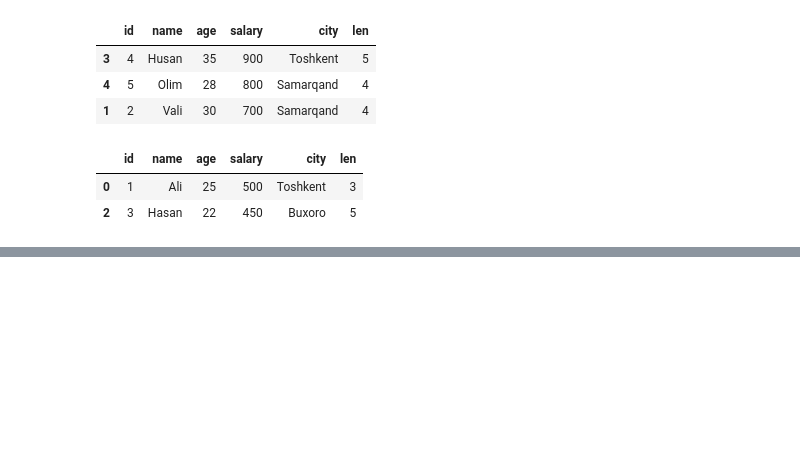
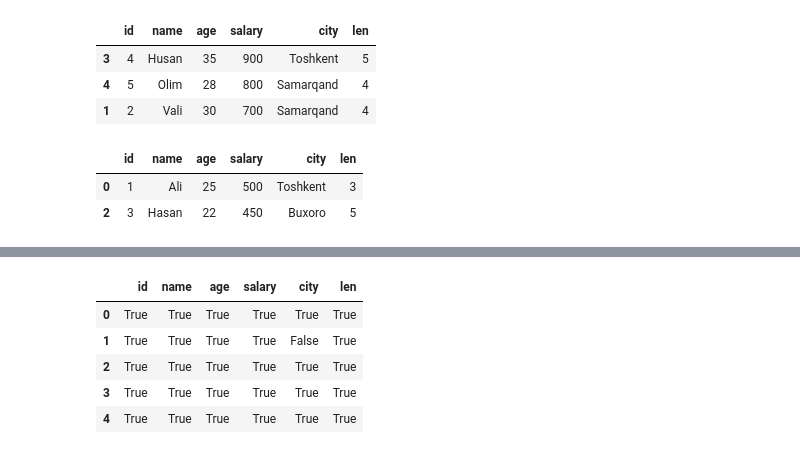
Before and after one commit to madaminovmuhammadjalil/pandas-exercises, a Jupyter notebook: Another_copy_of_Копия_pandas100.ipynb, the cells around one changed output, grey strips where cells are left out. Saved outputs shown, nothing was run; the diff lists cells and outputs as text; code cells hidden in the pictures; blank space fills up the shorter version.

```diff
--- a/Another_copy_of_Копия_pandas100.ipynb
+++ b/Another_copy_of_Копия_pandas100.ipynb
@@ -448,0 +470,10 @@ employees.sort_values(["salary"],ascending=False).tail(2)
+# %%
+# 53
+employees.notna()
+# %% [output]
+|  | id | name | age | salary | city | len |
+| 0 | True | True | True | True | True | True |
+| 1 | True | True | True | True | False | True |
+| 2 | True | True | True | True | True | True |
+| 3 | True | True | True | True | True | True |
+| 4 | True | True | True | True | True | True |
```
Also changed, not shown: parts of 23 cells of this notebook.
